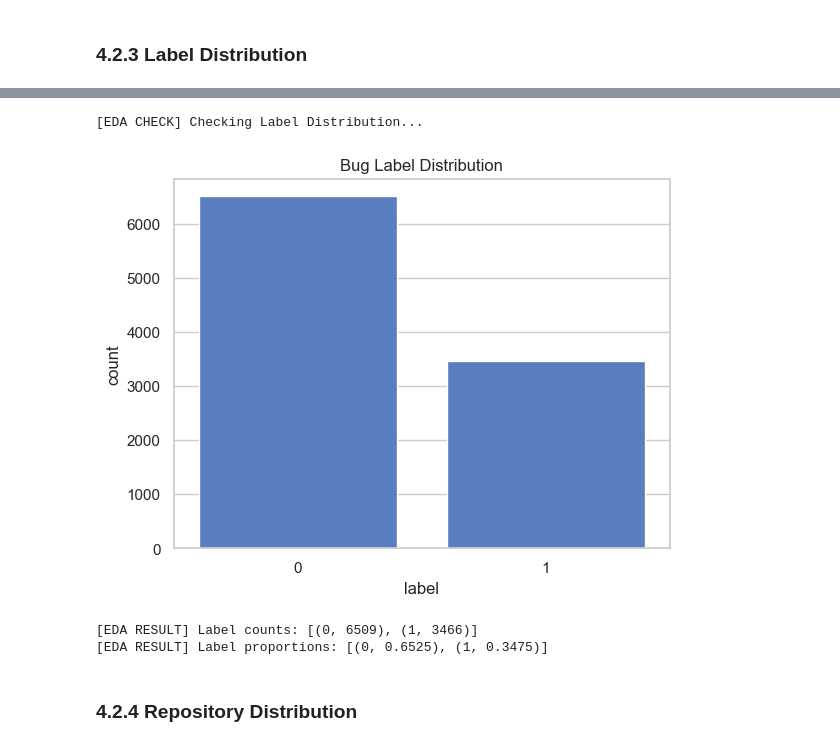
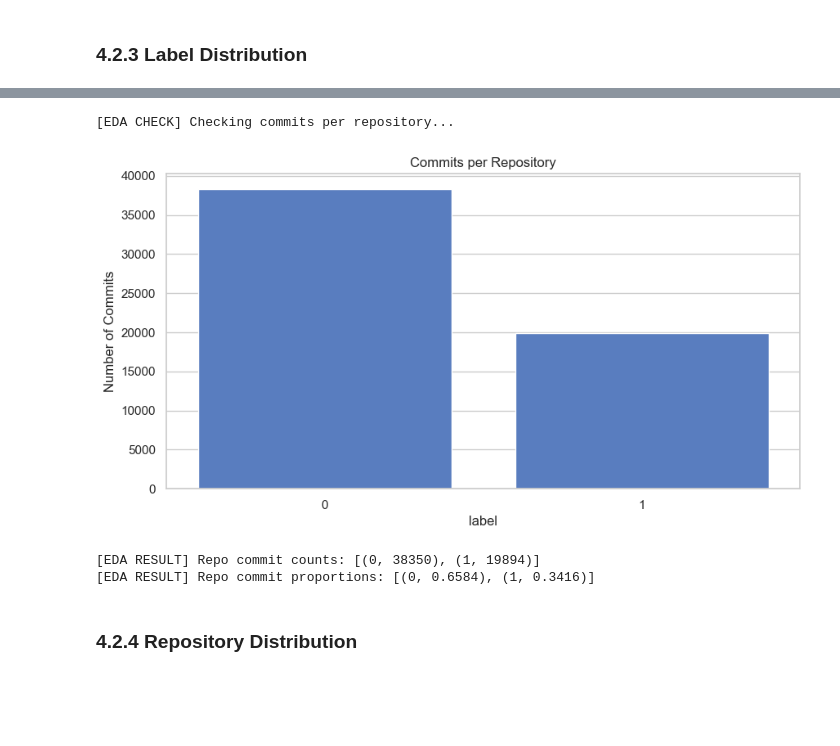
Before and after one commit to FilipMojto/DP_Thesis, a Jupyter notebook: notebooks/04-EDA.ipynb, the cells around one changed output, grey strips where cells are left out. Cells and saved outputs as stored; diff of their text form; code cells hidden in the pictures; blank space fills up the shorter version.

Commit message:
implement plotting feature distributions for EDA script

```diff
--- a/notebooks/04-EDA.ipynb
+++ b/notebooks/04-EDA.ipynb
@@ -259,10 +169,14 @@ def plot_label_distribution(df: pd.DataFrame, logger: MyLogger):
 # %%
-plot_label_distribution(df, logger=logger)
+# plot_label_distribution(df, logger=logger)
+from notebooks.constants import TARGET
+
+
+plot_feature_distribution(df, feature=TARGET, rotation=0, logger=logger)
 # %% [output]
-[EDA CHECK] Checking Label Distribution...
+[EDA CHECK] Checking commits per repository...
-[figure, old version]
+[figure, new version]
-[EDA RESULT] Label counts: [(0, 6509), (1, 3466)]
-[EDA RESULT] Label proportions: [(0, 0.6525), (1, 0.3475)]
+[EDA RESULT] Repo commit counts: [(0, 38350), (1, 19894)]
+[EDA RESULT] Repo commit proportions: [(0, 0.6584), (1, 0.3416)]
 # %% [markdown]
 ### 4.2.4 Repository Distribution
 # %%
```
Also changed, not shown: parts of 56 cells of this notebook, 18 other files.
